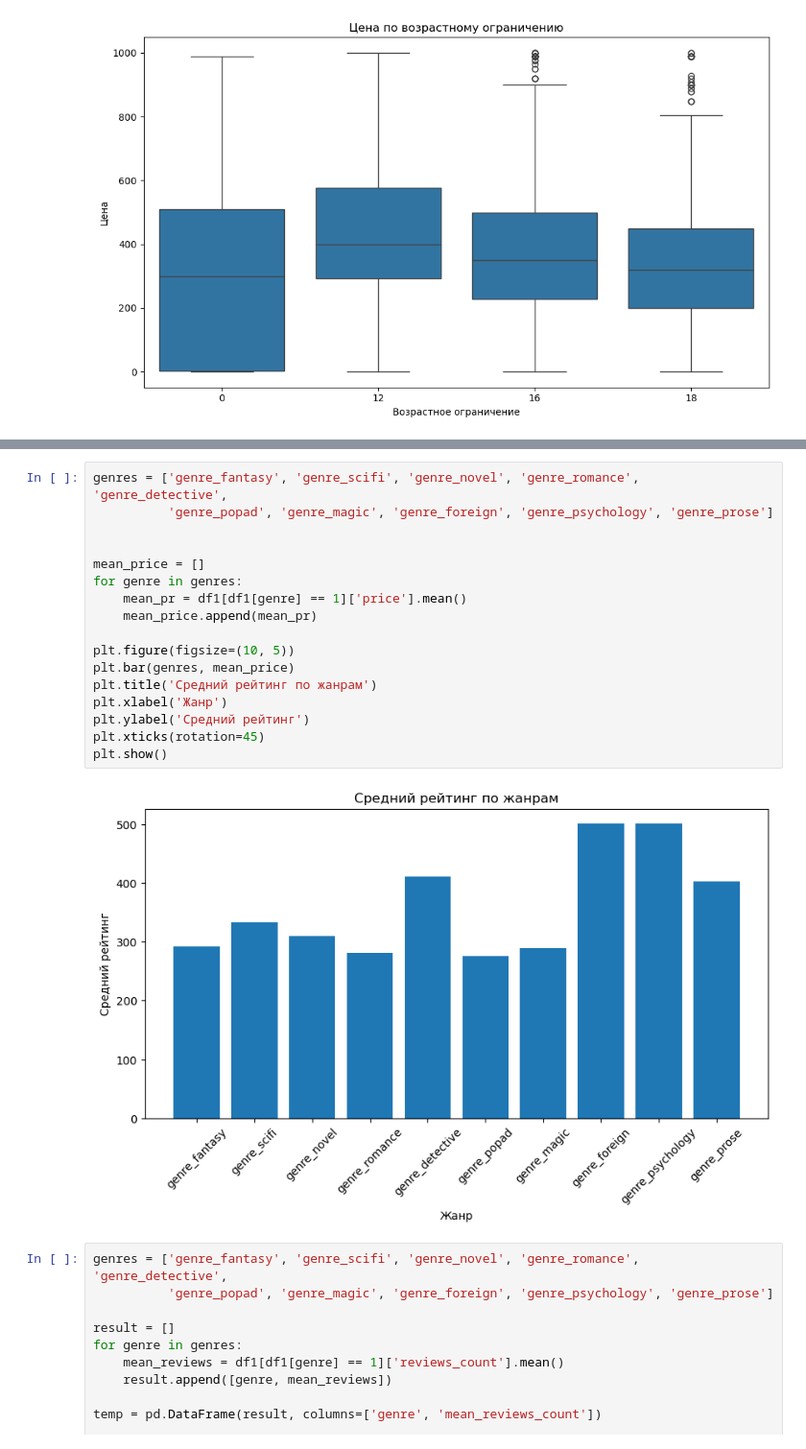
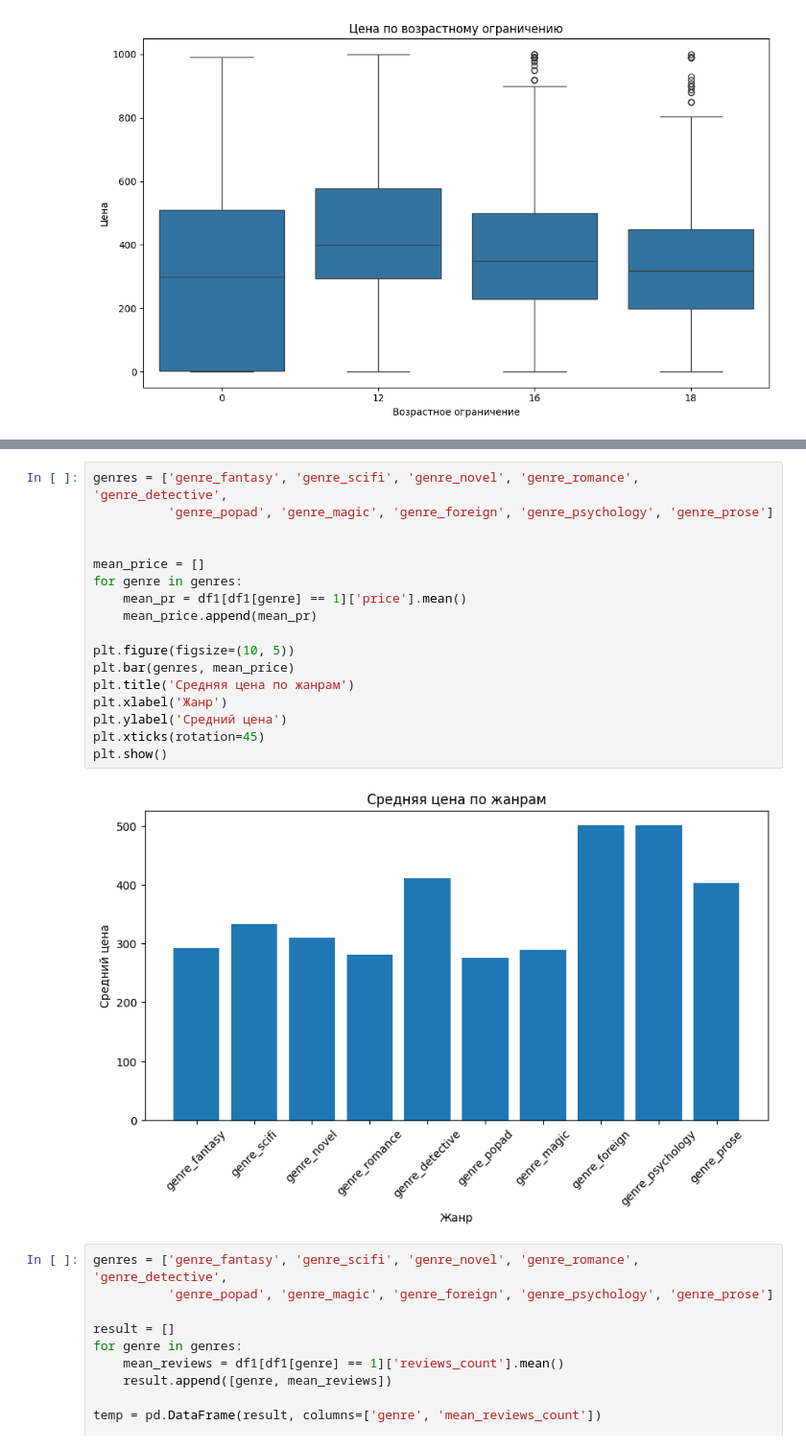
Before and after one commit to maxim-safonov/gp_2, a Jupyter notebook: EDA_lit_nyt_1.ipynb, the cells around one changed output, grey strips where cells are left out. Shown at 96% size. Drawn from its saved outputs; the diff is of its cells as text.

```diff
--- a/EDA_lit_nyt_1.ipynb
+++ b/EDA_lit_nyt_1.ipynb
@@ -931,22 +931,22 @@ plt.show()
 # %%
 genres = ['genre_fantasy', 'genre_scifi', 'genre_novel', 'genre_romance', 'genre_detective',
           'genre_popad', 'genre_magic', 'genre_foreign', 'genre_psychology', 'genre_prose']
 
 
 mean_price = []
 for genre in genres:
     mean_pr = df1[df1[genre] == 1]['price'].mean()
     mean_price.append(mean_pr)
 
 plt.figure(figsize=(10, 5))
 plt.bar(genres, mean_price)
-plt.title('Средний рейтинг по жанрам')
+plt.title('Средняя цена по жанрам')
 plt.xlabel('Жанр')
-plt.ylabel('Средний рейтинг')
+plt.ylabel('Средний цена')
 plt.xticks(rotation=45)
 plt.show()
 # %% [output]
-[figure, old version]
+[figure, new version]
 # %%
 genres = ['genre_fantasy', 'genre_scifi', 'genre_novel', 'genre_romance', 'genre_detective',
           'genre_popad', 'genre_magic', 'genre_foreign', 'genre_psychology', 'genre_prose']
```
Also changed, not shown: parts of 54 cells of this notebook.
